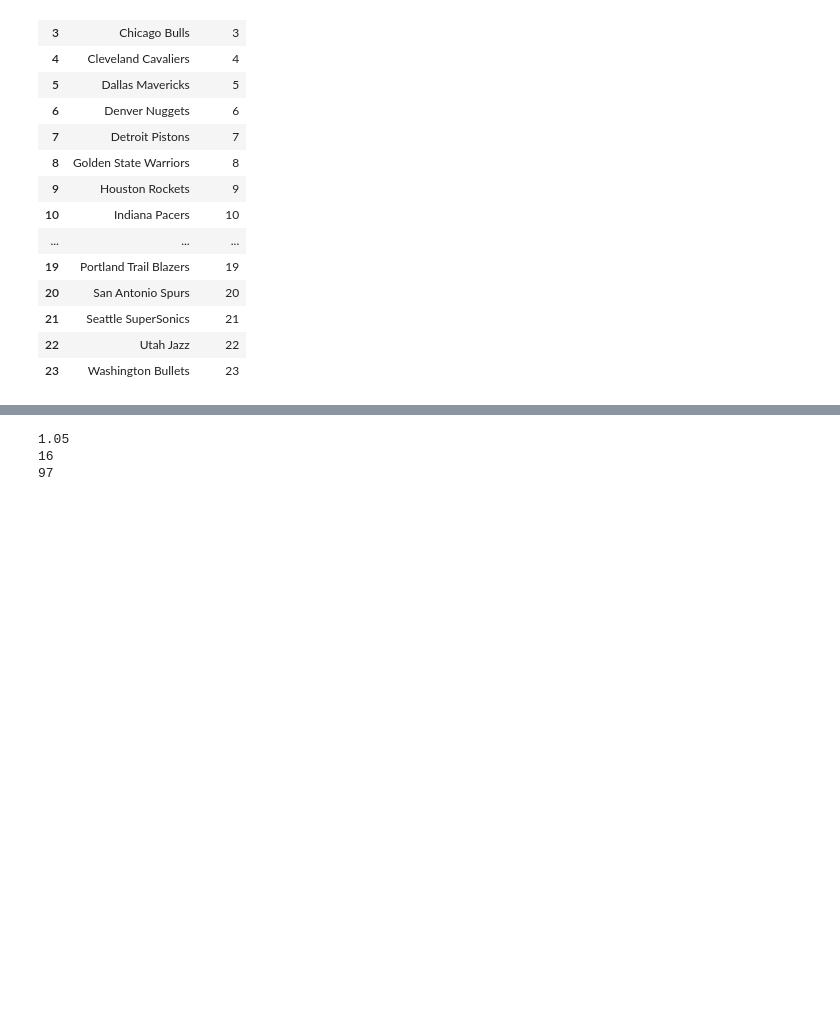
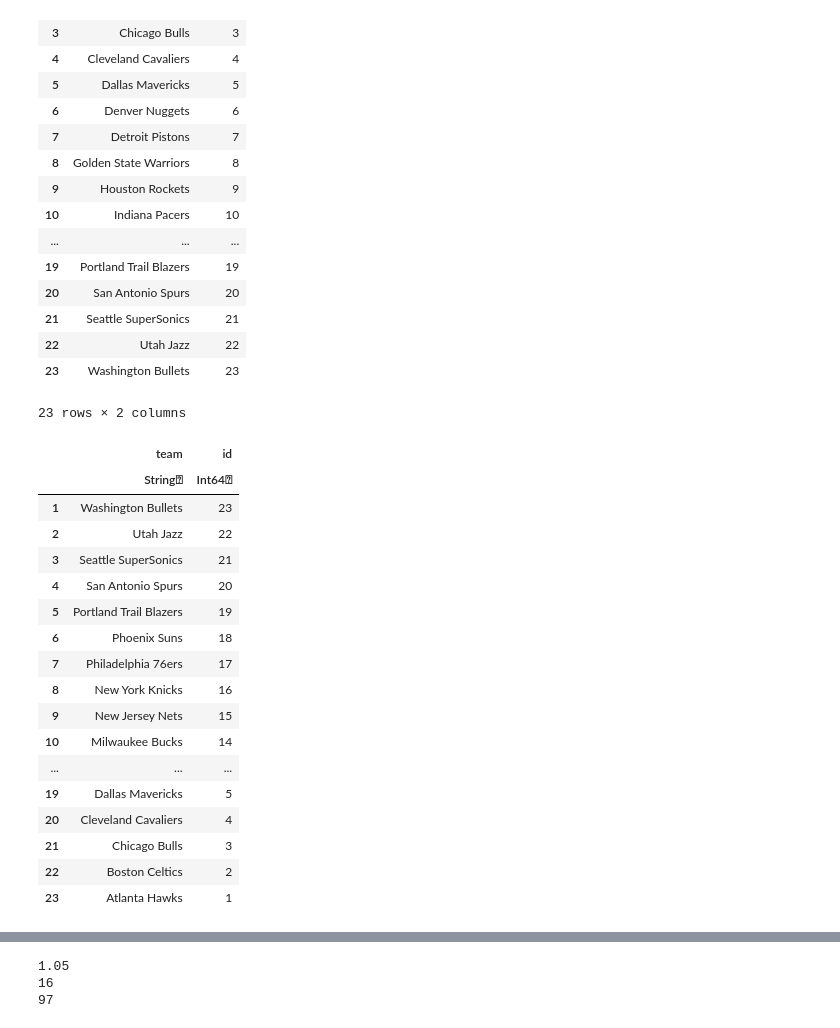
Before and after one commit to evanmunro/draft-policy, a Jupyter notebook: policy_analysis.ipynb, the cells around one changed output, grey strips where cells are left out. Cells and saved outputs as stored; diff of their text form; code cells hidden in the pictures; blank space fills up the shorter version.

```diff
--- a/policy_analysis.ipynb
+++ b/policy_analysis.ipynb
@@ -174,3 +174,25 @@ team_id
 | 21 | Seattle SuperSonics | 21 |
 | 22 | Utah Jazz | 22 |
 | 23 | Washington Bullets | 23 |
+# %%
+sort!(team_id,:id,rev=true)
+# %% [output]
+23 rows × 2 columns
+|  | team | id |
+|  | String⍰ | Int64⍰ |
+| 1 | Washington Bullets | 23 |
+| 2 | Utah Jazz | 22 |
+| 3 | Seattle SuperSonics | 21 |
+| 4 | San Antonio Spurs | 20 |
+| 5 | Portland Trail Blazers | 19 |
+| 6 | Phoenix Suns | 18 |
+| 7 | Philadelphia 76ers | 17 |
+| 8 | New York Knicks | 16 |
+| 9 | New Jersey Nets | 15 |
+| 10 | Milwaukee Bucks | 14 |
+| ... | ... | ... |
+| 19 | Dallas Mavericks | 5 |
+| 20 | Cleveland Cavaliers | 4 |
+| 21 | Chicago Bulls | 3 |
+| 22 | Boston Celtics | 2 |
+| 23 | Atlanta Hawks | 1 |
```
Also changed, not shown: parts of 2 cells of this notebook, 2 other files.
